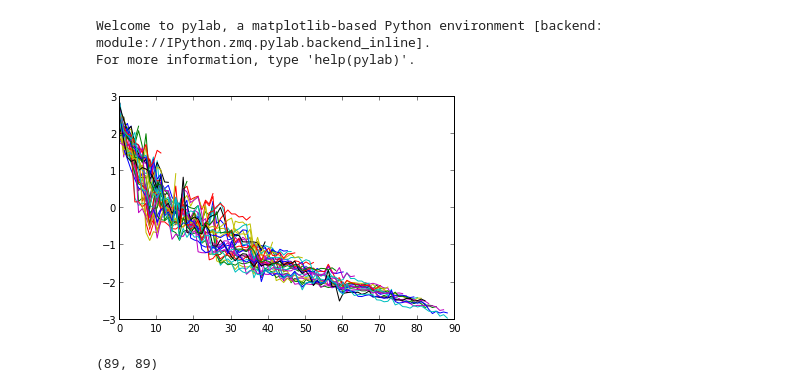
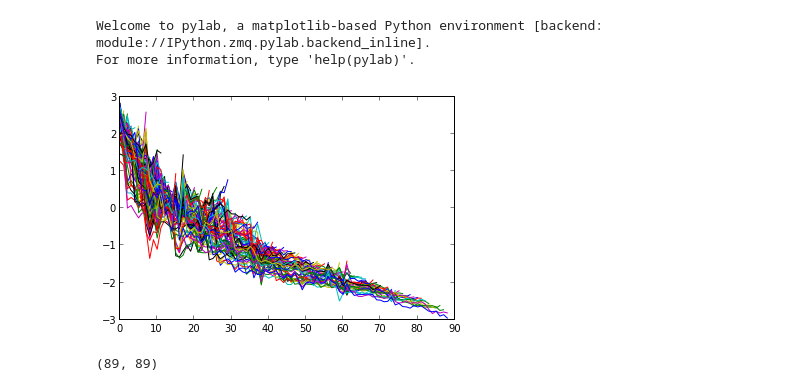
Before and after one commit to autonlab/active-matrix-factorization, a Jupyter notebook: evaluations over time.ipynb, the cells around one changed output. Saved outputs shown, nothing was run; the diff lists cells and outputs as text; code cells hidden in the pictures.

```diff
--- a/evaluations over time.ipynb
+++ b/evaluations over time.ipynb
@@ -16,9 +16,9 @@ eval_streams = eval_streams.reshape((n*n, num_iters), order='F')
 Welcome to pylab, a matplotlib-based Python environment [backend: module://IPython.zmq.pylab.backend_inline].
 For more information, type 'help(pylab)'.
 # %%
-plot(np.log(eval_streams[60:].T)); None
+plot(np.log(eval_streams.T)); None
 # %% [output]
-[figure, old version]
+[figure, new version]
 # %%
 from statsmodels.graphics.boxplots import beanplot, violinplot
 # %%
```
Also changed, not shown: 1 other file.
